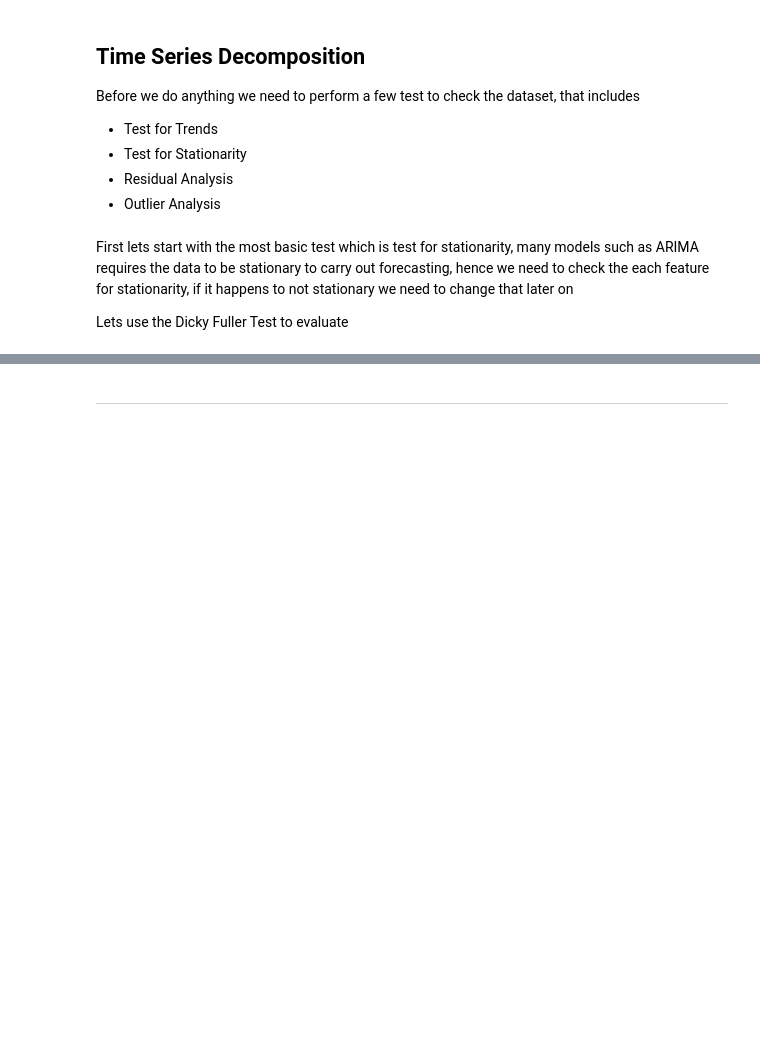
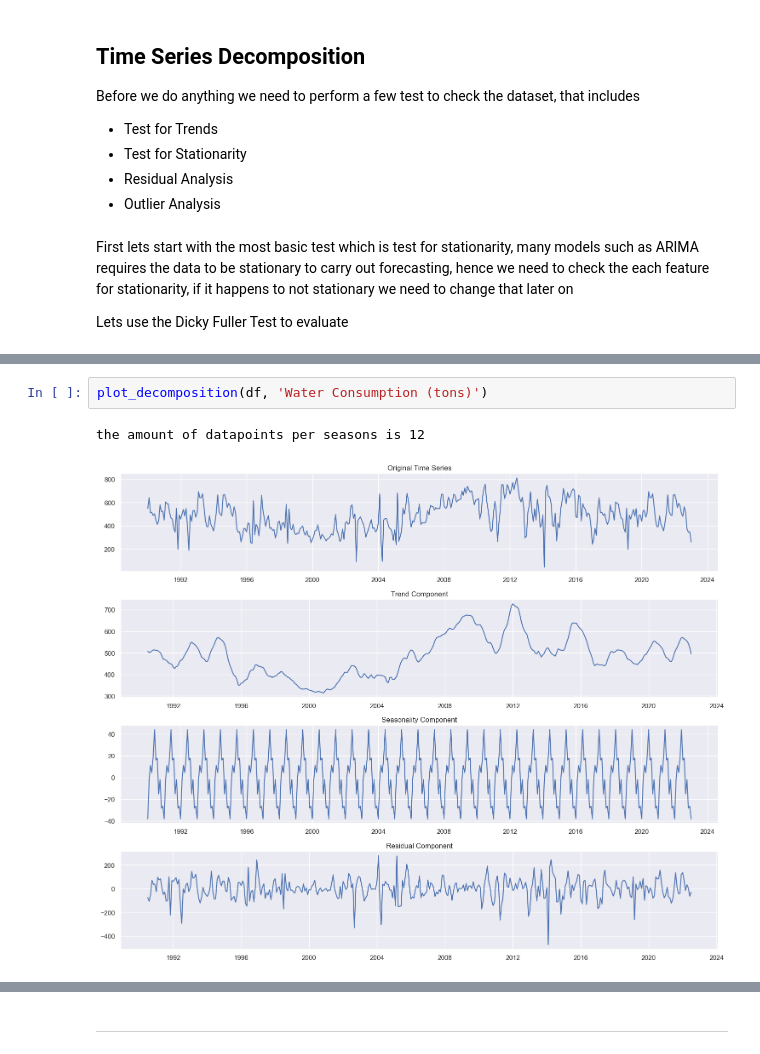
Before and after one commit to ahmakhoo/Forecasting-Clustering-Project, a Jupyter notebook: CA2 part 1.ipynb, the cells around one changed output, grey strips where cells are left out. Saved outputs shown, nothing was run; the diff lists cells and outputs as text; blank space fills up the shorter version.

```diff
--- a/CA2 part 1.ipynb
+++ b/CA2 part 1.ipynb
@@ -264,0 +473,5 @@ The data is Stationary
+# %%
+plot_decomposition(df, 'Water Consumption (tons)')
+# %% [output]
+the amount of datapoints per seasons is 12
+[figure, added]
```
Also changed, not shown: parts of 35 cells of this notebook, 1 other file.
